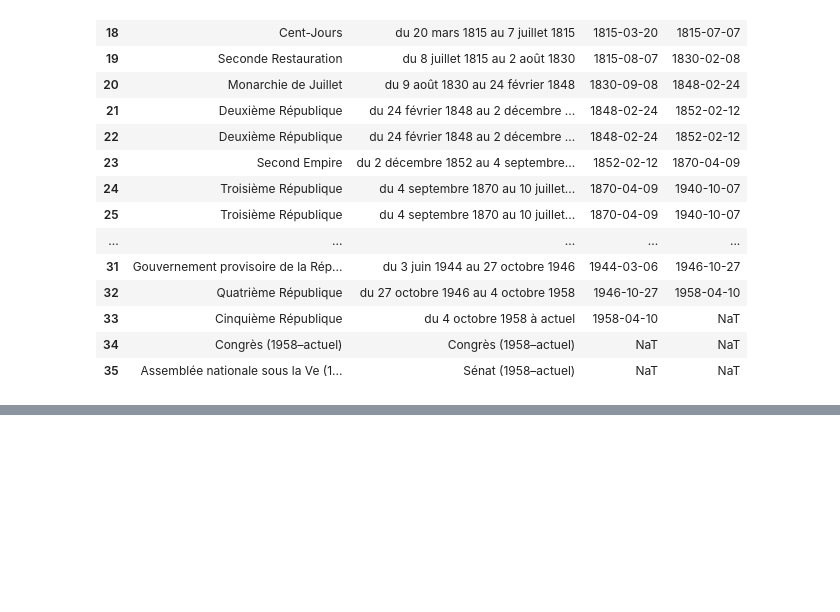
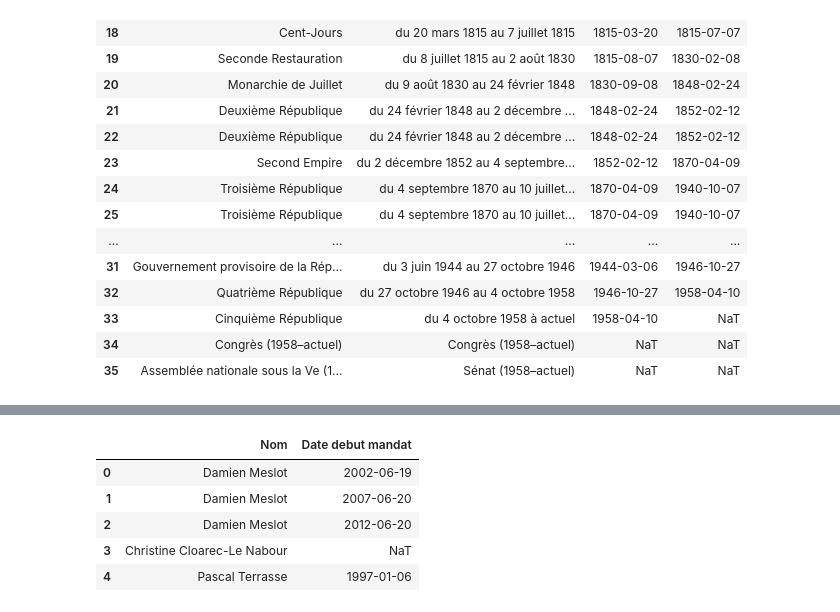
Before and after one commit to dusylvain/Projet-Python-deputes, a Jupyter notebook: statistiques_descriptives_depute (1).ipynb, the cells around one changed output, grey strips where cells are left out. Cells and saved outputs as stored; diff of their text form; code cells hidden in the pictures; blank space fills up the shorter version.

```diff
--- a/statistiques_descriptives_depute (1).ipynb
+++ b/statistiques_descriptives_depute (1).ipynb
@@ -327,0 +329,10 @@ lstRegime
+# %%
+Regime_depute=age_dep.reset_index()[["Nom","Date debut mandat"]]
+Regime_depute.head(5)
+# %% [output]
+|  | Nom | Date debut mandat |
+| 0 | Damien Meslot | 2002-06-19 |
+| 1 | Damien Meslot | 2007-06-20 |
+| 2 | Damien Meslot | 2012-06-20 |
+| 3 | Christine Cloarec-Le Nabour | NaT |
+| 4 | Pascal Terrasse | 1997-01-06 |
```
Also changed, not shown: parts of 6 cells of this notebook.
